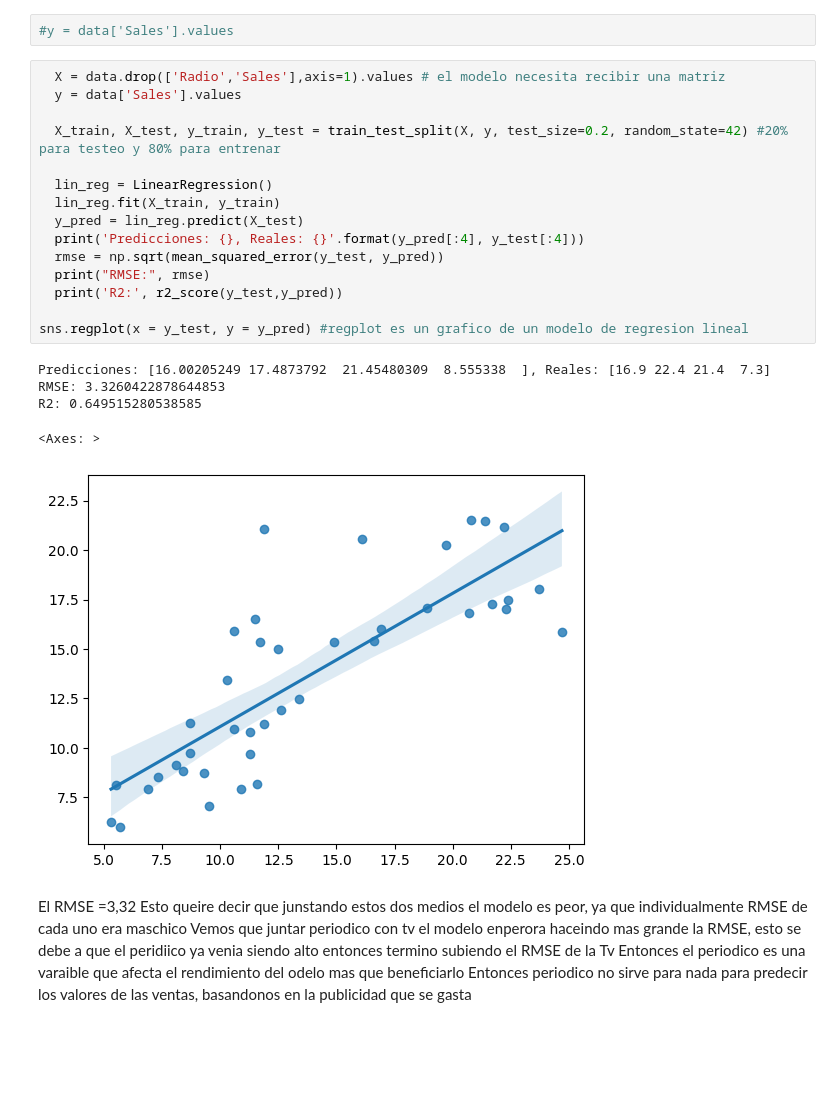
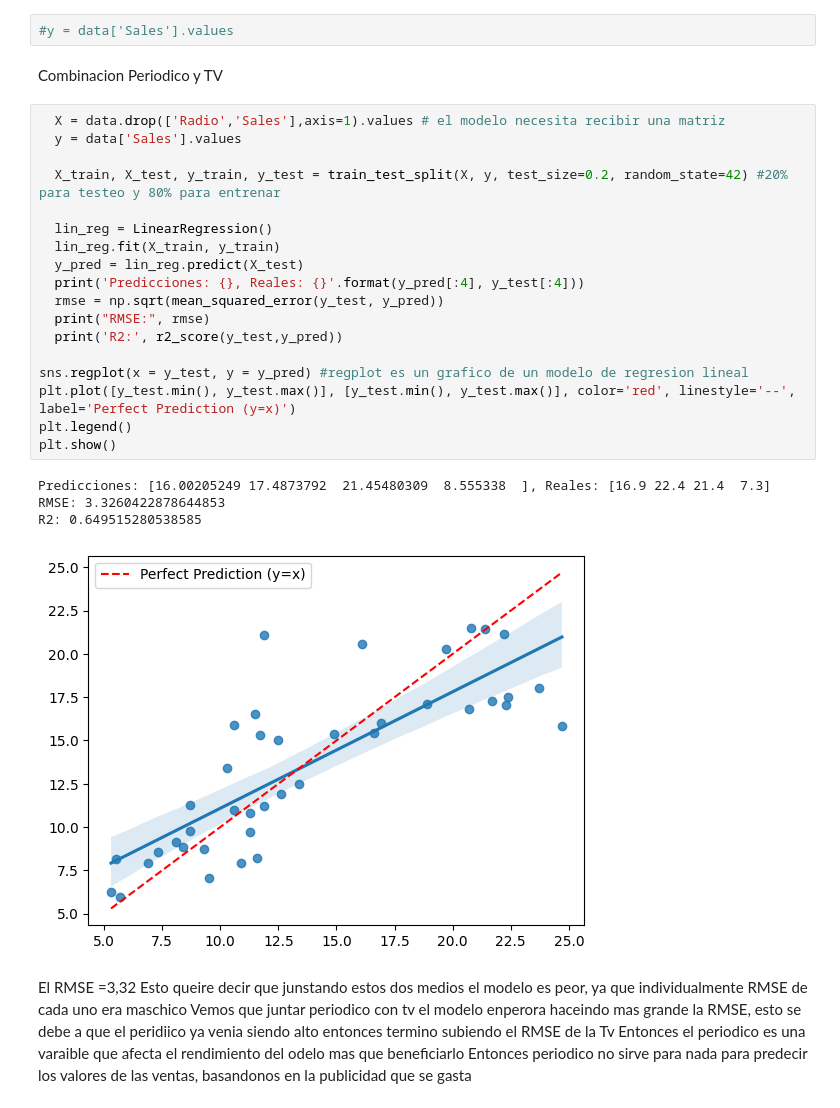
Before and after one commit to RogerRamosAW/Machine-Learning-Algoritmos, a Jupyter notebook: Regresion/Regresión_Lineal_y_Múltiple.ipynb, the cells around one changed output. Saved outputs shown, nothing was run; the diff lists cells and outputs as text; blank space fills up the shorter version.

```diff
--- a/Regresion/Regresión_Lineal_y_Múltiple.ipynb
+++ b/Regresion/Regresión_Lineal_y_Múltiple.ipynb
@@ -247,26 +229,30 @@ array([[230.1,  69.2],
 # %%
 #y = data['Sales'].values
+# %% [markdown]
+Combinacion Periodico y TV
 # %%
   X = data.drop(['Radio','Sales'],axis=1).values # el modelo necesita recibir una matriz
   y = data['Sales'].values
 
   X_train, X_test, y_train, y_test = train_test_split(X, y, test_size=0.2, random_state=42) #20% para testeo y 80% para entrenar
 
   lin_reg = LinearRegression()
   lin_reg.fit(X_train, y_train)
   y_pred = lin_reg.predict(X_test)
   print('Predicciones: {}, Reales: {}'.format(y_pred[:4], y_test[:4]))
   rmse = np.sqrt(mean_squared_error(y_test, y_pred))
   print("RMSE:", rmse)
   print('R2:', r2_score(y_test,y_pred))
 
 sns.regplot(x = y_test, y = y_pred) #regplot es un grafico de un modelo de regresion lineal
+plt.plot([y_test.min(), y_test.max()], [y_test.min(), y_test.max()], color='red', linestyle='--', label='Perfect Prediction (y=x)')
+plt.legend()
+plt.show()
 # %% [output]
 Predicciones: [16.00205249 17.4873792  21.45480309  8.555338  ], Reales: [16.9 22.4 21.4  7.3]
 RMSE: 3.3260422878644853
 R2: 0.649515280538585
-<Axes: >
-[figure, old version]
+[figure, new version]
 # %% [markdown]
 El RMSE =3,32 Esto queire decir que junstando estos dos medios el modelo es peor, ya que individualmente RMSE de cada uno era maschico
 Vemos que juntar  periodico con tv el modelo enperora haceindo mas grande la RMSE, esto se debe a que el peridiico ya venia siendo alto entonces
```
Also changed, not shown: parts of 3 cells of this notebook, 1 other file.
